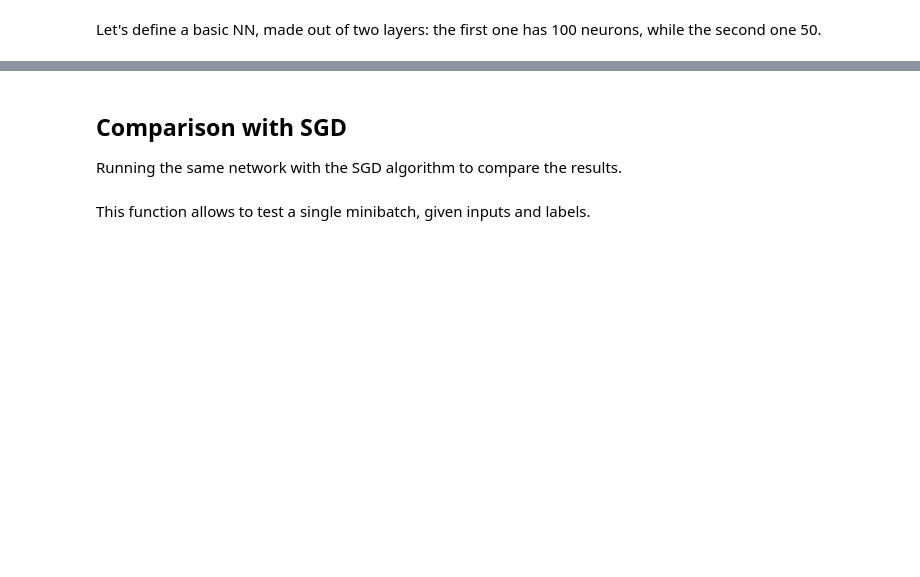
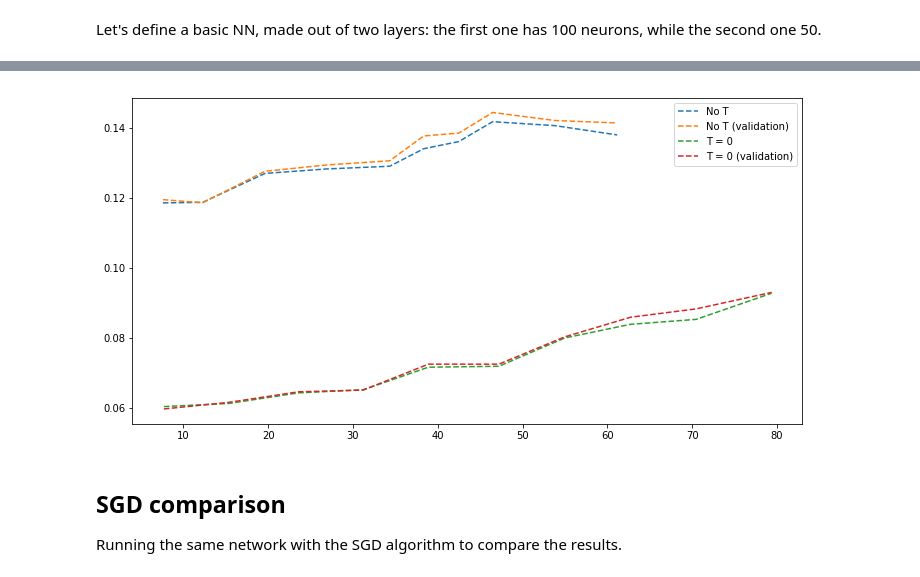
Before and after one commit to strin-matey/thesis, a Jupyter notebook: notebooks/sa/SimulatedAnnealing.ipynb, the cells around one changed output, grey strips where cells are left out. Saved outputs shown, nothing was run; the diff lists cells and outputs as text; code cells hidden in the pictures; blank space fills up the shorter version.

```diff
--- a/notebooks/sa/SimulatedAnnealing.ipynb
+++ b/notebooks/sa/SimulatedAnnealing.ipynb
@@ -211,5 +248,14 @@ for epoch in range(1000):
+# %%
+fix, ax = plt.subplots(figsize=(12, 6))
+ax.plot(no_T['times'], no_T['training_set_measurements'], '--', label='No T')
+ax.plot(no_T['times'], no_T['validation_set_measurements'], '--', label='No T (validation)')
+ax.plot(T_0['times'], T_0['training_set_measurements'], '--', label='T = 0')
+ax.plot(T_0['times'], T_0['validation_set_measurements'], '--', label='T = 0 (validation)')
+
+ax.legend()
+plt.show()
+# %% [output]
+[figure, added]
 # %% [markdown]
-## Comparison with SGD
+## SGD comparison
 Running the same network with the SGD algorithm to compare the results.
-# %% [markdown]
-This function allows to test a single minibatch, given inputs and labels.
```
Also changed, not shown: parts of 15 cells of this notebook.
